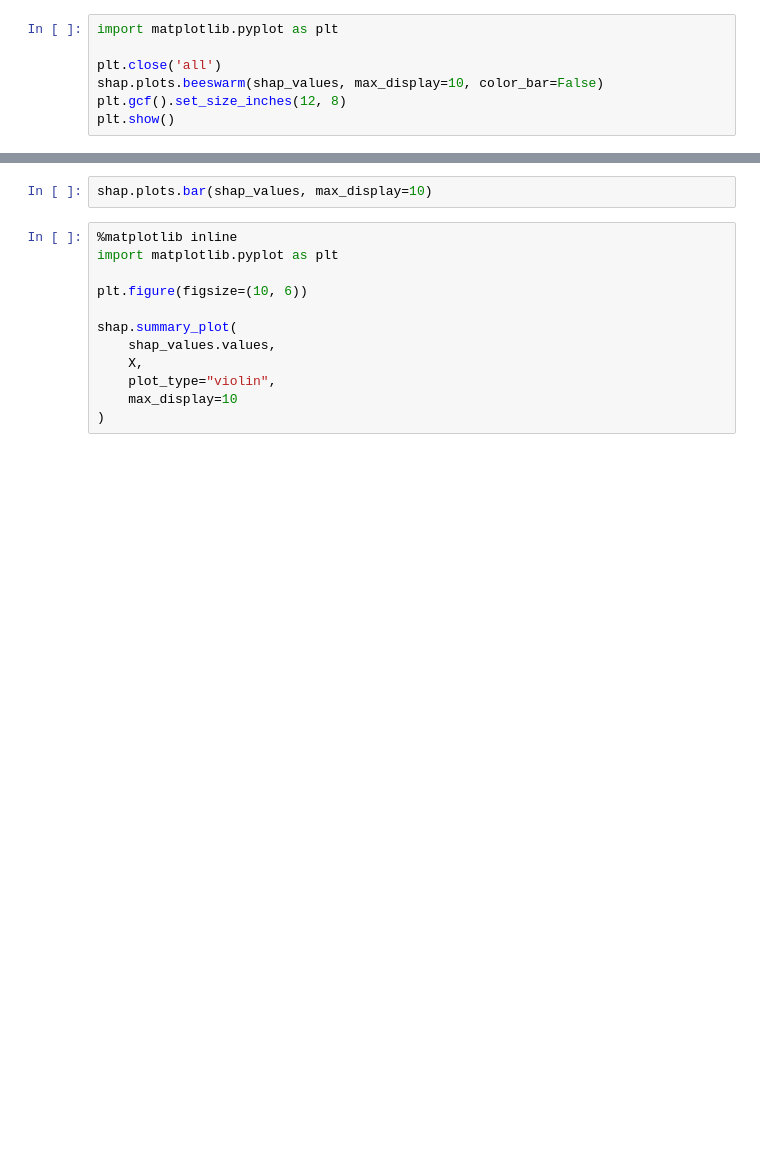
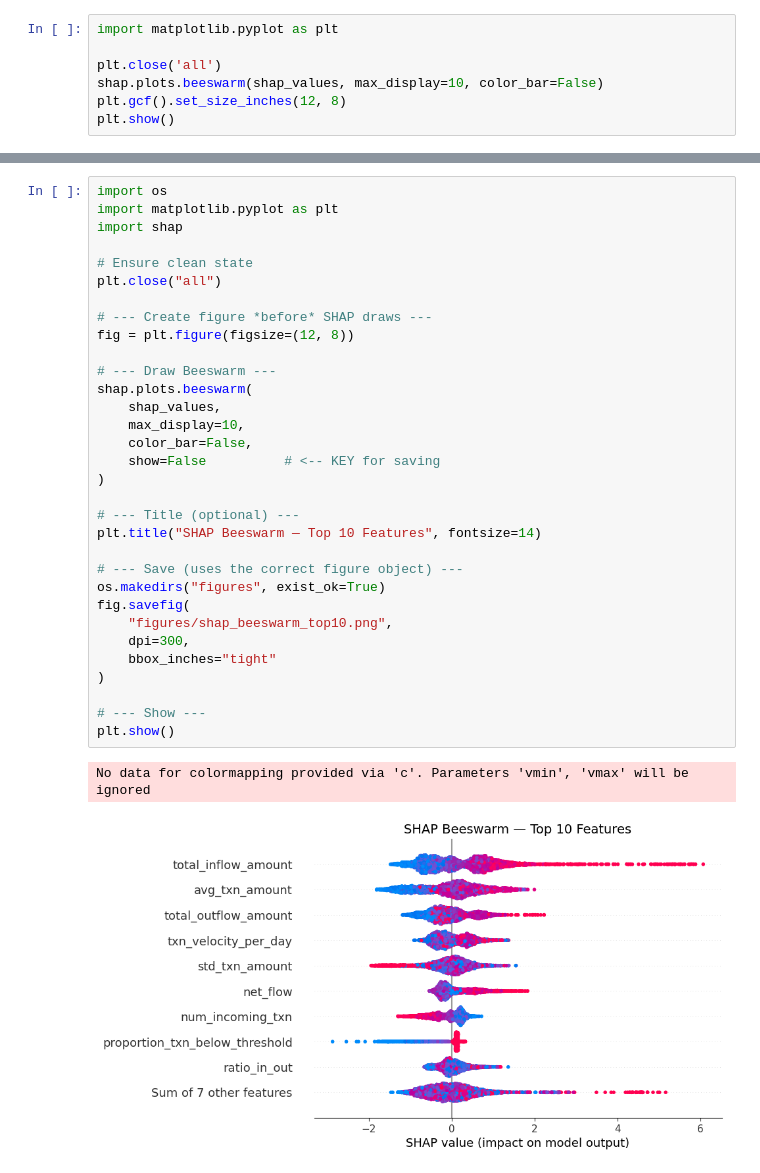
Before and after one commit to vijaivimu/aml-mule-risk-scoring, a Jupyter notebook: notebooks/06_explainability_shap.ipynb, the cells around one changed output, grey strips where cells are left out. Cells and saved outputs as stored; diff of their text form; blank space fills up the shorter version.

```diff
--- a/notebooks/06_explainability_shap.ipynb
+++ b/notebooks/06_explainability_shap.ipynb
@@ -124,14 +96,35 @@ plt.show()
-# %%
-shap.plots.bar(shap_values, max_display=10)
-# %%
-%matplotlib inline
-import matplotlib.pyplot as plt
-
-plt.figure(figsize=(10, 6))
-
-shap.summary_plot(
-    shap_values.values,
-    X,
-    plot_type="violin",
-    max_display=10
-)
+# %%
+import os
+import matplotlib.pyplot as plt
+import shap
+
+# Ensure clean state
+plt.close("all")
+
+# --- Create figure *before* SHAP draws ---
+fig = plt.figure(figsize=(12, 8))
+
+# --- Draw Beeswarm ---
+shap.plots.beeswarm(
+    shap_values,
+    max_display=10,
+    color_bar=False,
+    show=False          # <-- KEY for saving
+)
+
+# --- Title (optional) ---
+plt.title("SHAP Beeswarm — Top 10 Features", fontsize=14)
+
+# --- Save (uses the correct figure object) ---
+os.makedirs("figures", exist_ok=True)
+fig.savefig(
+    "figures/shap_beeswarm_top10.png",
+    dpi=300,
+    bbox_inches="tight"
+)
+
+# --- Show ---
+plt.show()
+# %% [output]
+No data for colormapping provided via 'c'. Parameters 'vmin', 'vmax' will be ignored
+[figure, added]
```
Also changed, not shown: parts of 31 cells of this notebook, 9 other files.
